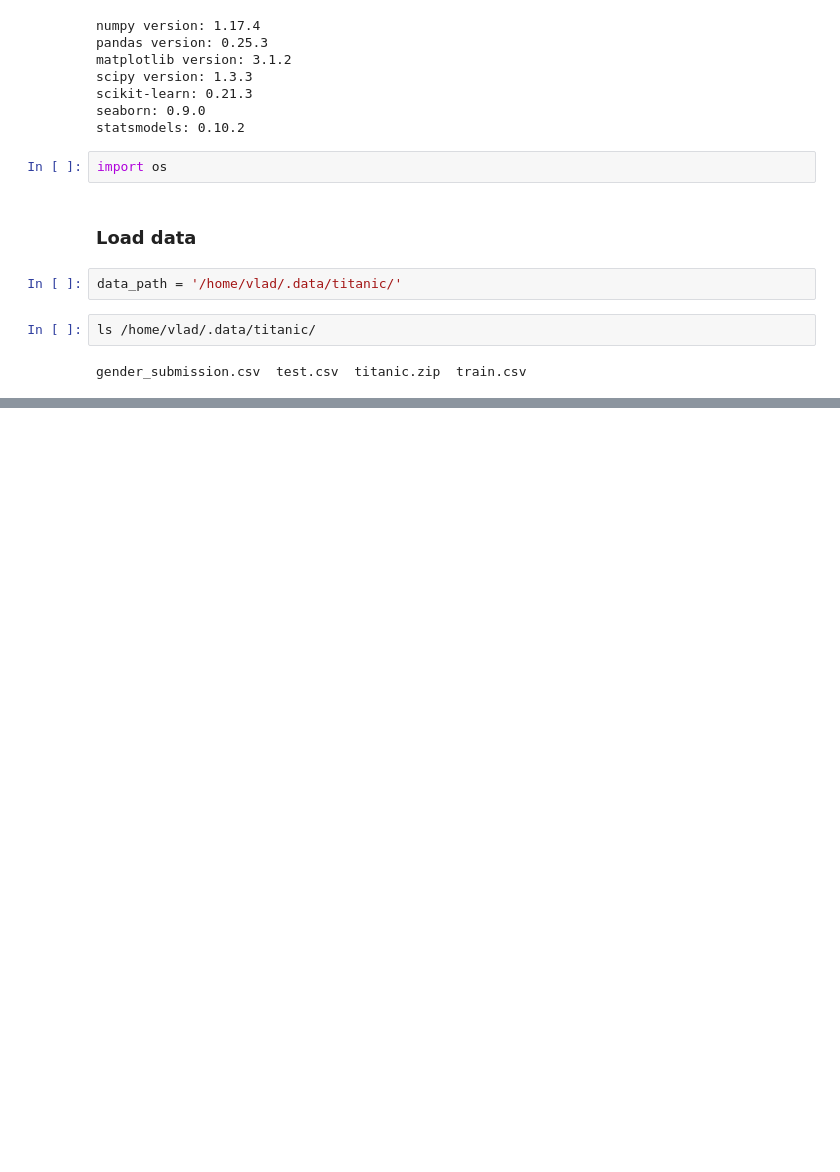
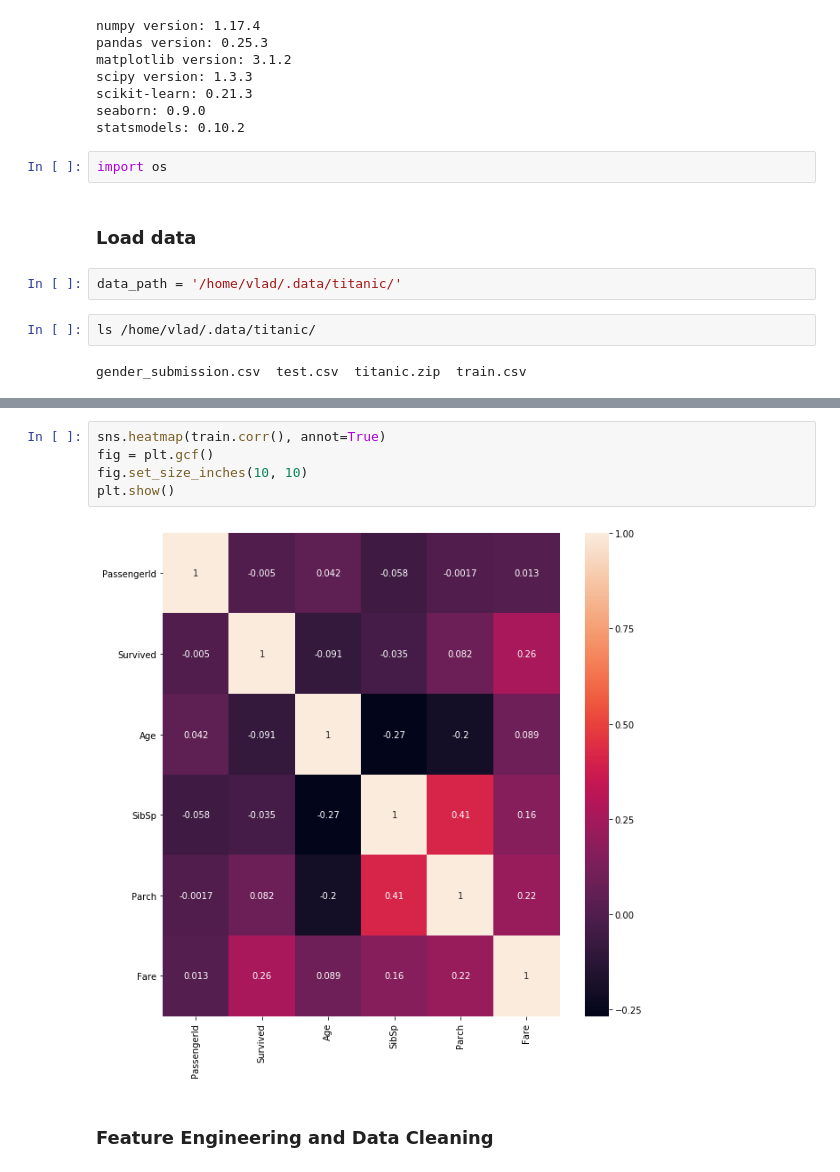
Before and after one commit to volynvlad/jup-notebook, a Jupyter notebook: kaggle/Titanic/titanic_08.02.20.ipynb, the cells around one changed output, grey strips where cells are left out. Cells and saved outputs as stored; diff of their text form; blank space fills up the shorter version.

```diff
--- a/kaggle/Titanic/titanic_08.02.20.ipynb
+++ b/kaggle/Titanic/titanic_08.02.20.ipynb
@@ -46,0 +389,9 @@ train.head()
+# %%
+sns.heatmap(train.corr(), annot=True)
+fig = plt.gcf()
+fig.set_size_inches(10, 10)
+plt.show()
+# %% [output]
+[figure, added]
+# %% [markdown]
+### Feature Engineering and Data Cleaning
```
Also changed, not shown: parts of 61 cells of this notebook.
